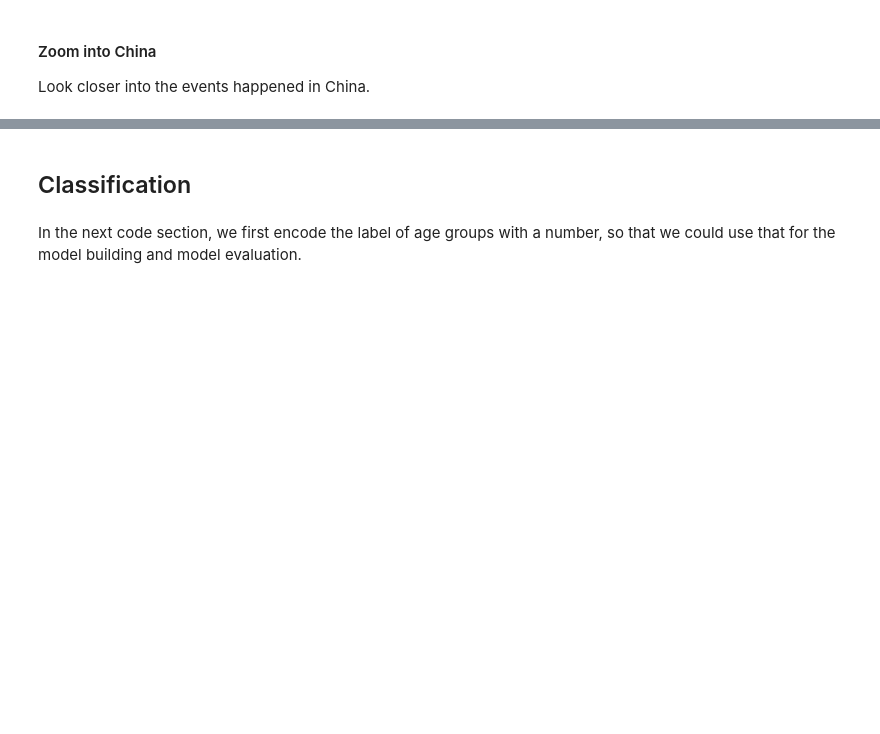
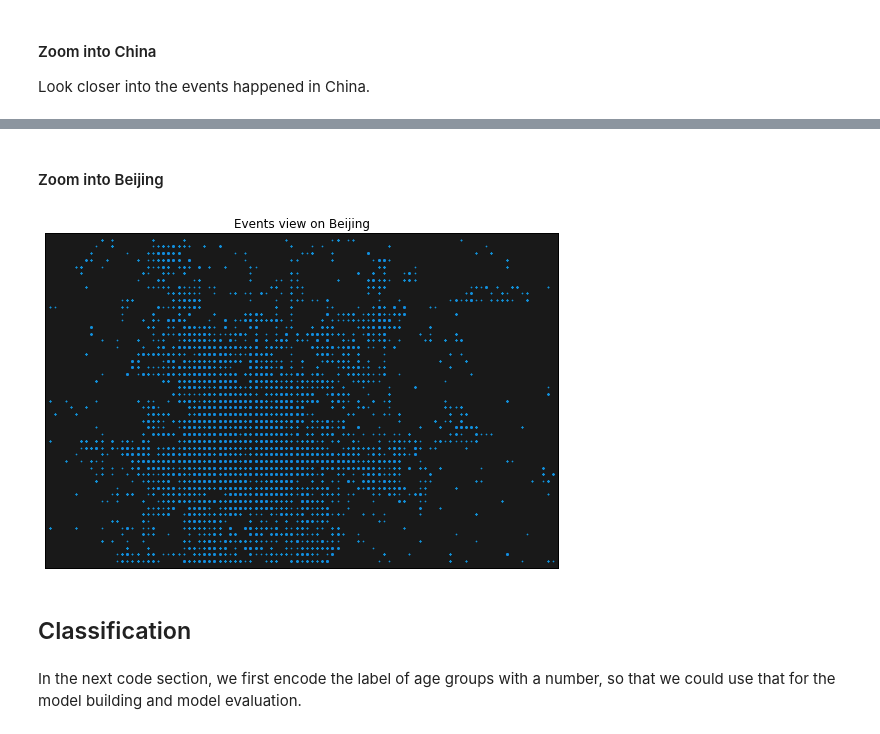
Before and after one commit to liaison/TalkingData, a Jupyter notebook: scripts/talking_data.ipynb, the cells around one changed output, grey strips where cells are left out. Cells and saved outputs as stored; diff of their text form; code cells hidden in the pictures; blank space fills up the shorter version.

```diff
--- a/scripts/talking_data.ipynb
+++ b/scripts/talking_data.ipynb
@@ -335,3 +332,17 @@ plt.show()
+# %% [markdown]
+#### Zoom into Beijing
+# %%
+# Sample it down to only the Beijing region
+lon_min, lon_max = 116, 117
+
+lat_min, lat_max = 39.75, 40.25
+
+longtitude_beijing = {"min": 116, "max": 117}
+latitude_beijing = {"min": 39.75, "max": 40.25}
+
+plot_events_on_map(longtitude_beijing, latitude_beijing, df_events, "Events view on Beijing")
+# %% [output]
+[figure, added]
 # %% [markdown]
 ## Classification
 # %% [markdown]
```
Also changed, not shown: parts of 5 cells of this notebook.
